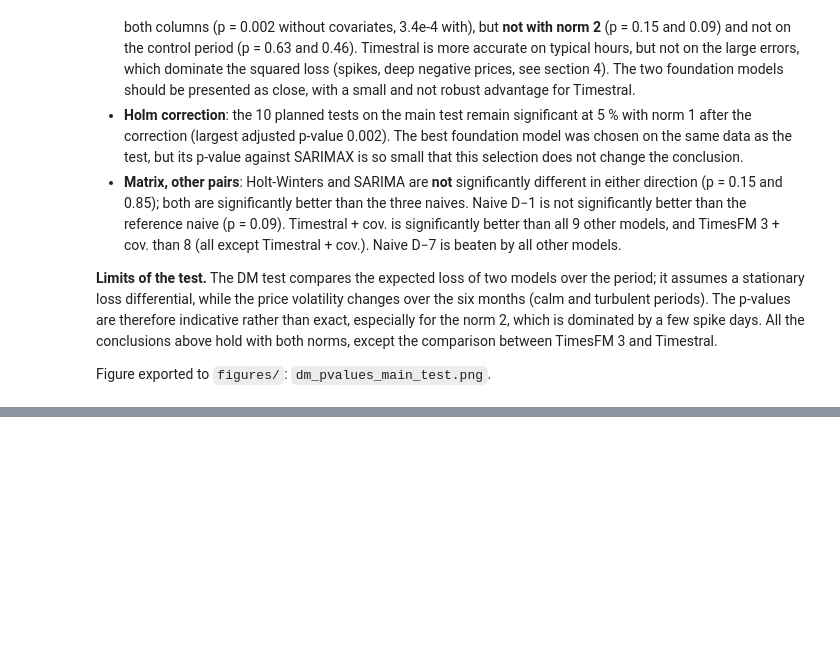
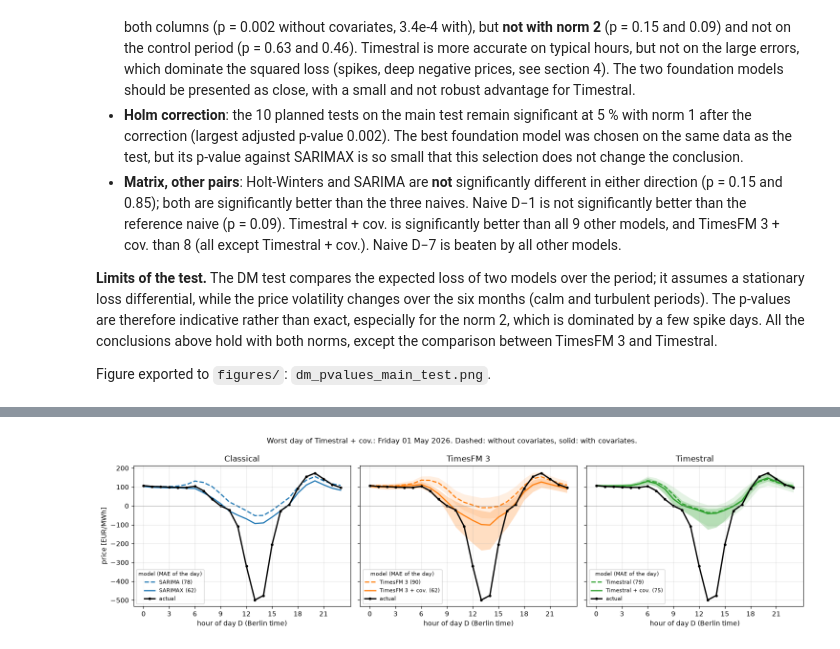
Before and after one commit to aladinsn/electricity-price-forecasting, a Jupyter notebook: notebooks/06_results.ipynb, the cells around one changed output, grey strips where cells are left out. Saved outputs shown, nothing was run; the diff lists cells and outputs as text; code cells hidden in the pictures; blank space fills up the shorter version.

```diff
--- a/notebooks/06_results.ipynb
+++ b/notebooks/06_results.ipynb
@@ -869,0 +1201,12 @@ Figure exported to `figures/`: `dm_pvalues_main_test.png`.
+# %%
+day_info = ref_rows.groupby("target_date").agg(
+    max_price=("y_true", "max"), min_price=("y_true", "min"), mean_price=("y_true", "mean"),
+    spike_hours=("regime", lambda s: int((s == "spike").sum())), negative_hours=("regime", lambda s: int((s == "negative").sum())))
+day_info["weekday"] = day_info.index.day_name().str[:3]
+day_info["wind_fc [GW]"] = day_cov["wind_fc"]
+day_info["solar_fc [GW]"] = day_cov["solar_fc"]
+daily_lab = daily[list(FOCUS)].rename(columns=LABELS)
+worst = daily_lab.sort_values(LABELS["timestral_cov"], ascending=False).head(8)
+worst_table = day_info.loc[worst.index].join(worst)
+worst_table["rank of the day for SARIMAX"] = daily["sarimax"].rank(ascending=False).loc[worst.index].astype(int)
+worst_table.round(1)
@@ -869,0 +1224,7 @@ Figure exported to `figures/`: `dm_pvalues_main_test.png`.
+# %%
+# Concentration of the error: share of the total absolute error coming from the 10 % worst days of each model
+conc = {}
+for name in FOCUS:
+    d = daily[name].sort_values(ascending=False)
+    conc[LABELS[name]] = d.head(int(round(0.1 * len(d)))).sum() / d.sum()
+pd.Series(conc, name="share of the total error in the 10 % worst days").map("{:.0%}".format).to_frame()
@@ -869,0 +1240,26 @@ Figure exported to `figures/`: `dm_pvalues_main_test.png`.
+# %%
+worst_day = worst.index[0]
+fig, axes = plt.subplots(1, 3, figsize=(15, 4.2), sharey=True)
+for ax, (family, without, with_cov) in zip(axes, PANELS):
+    color = FAMILY_COLORS[family]
+    for name, ls, alpha in [(without, "--", 0.12), (with_cov, "-", 0.25)]:
+        r = main[name][main[name]["target_date"] == worst_day]
+        if name in PROBABILISTIC:
+            ax.fill_between(hours, r["q10"], r["q90"], color=color, alpha=alpha, lw=0)
+        ax.plot(hours, r["y_pred"], color=color, ls=ls, lw=1.8, label=f"{LABELS[name]} ({day_mae(name, worst_day):.0f})")
+    y_true = main["naive_ref"].loc[main["naive_ref"]["target_date"] == worst_day, "y_true"].to_numpy()
+    ax.plot(hours, y_true, color="k", lw=2, marker="o", ms=3, label="actual")
+    ax.axhline(0, color="grey", lw=0.5)
+    ax.set_xticks(range(0, 24, 3))
+    ax.set_xlabel("hour of day D (Berlin time)")
+    ax.set_title(family)
+    ax.legend(fontsize=8, title="model (MAE of the day)", title_fontsize=8)
+    ax.grid(alpha=0.3)
+axes[0].set_ylabel("price [EUR/MWh]")
+fig.suptitle(f"Worst day of Timestral + cov.: {worst_day:%A %d %B %Y}. Dashed: without covariates, solid: with covariates.",
+             fontsize=11)
+fig.tight_layout()
+fig.savefig(cfg.FIGURES_DIR / "analysis_worst_day.png", dpi=150)
+plt.show()
+# %% [output]
+[figure, added]
```
Also changed, not shown: parts of 26 cells of this notebook, 4 other files.
